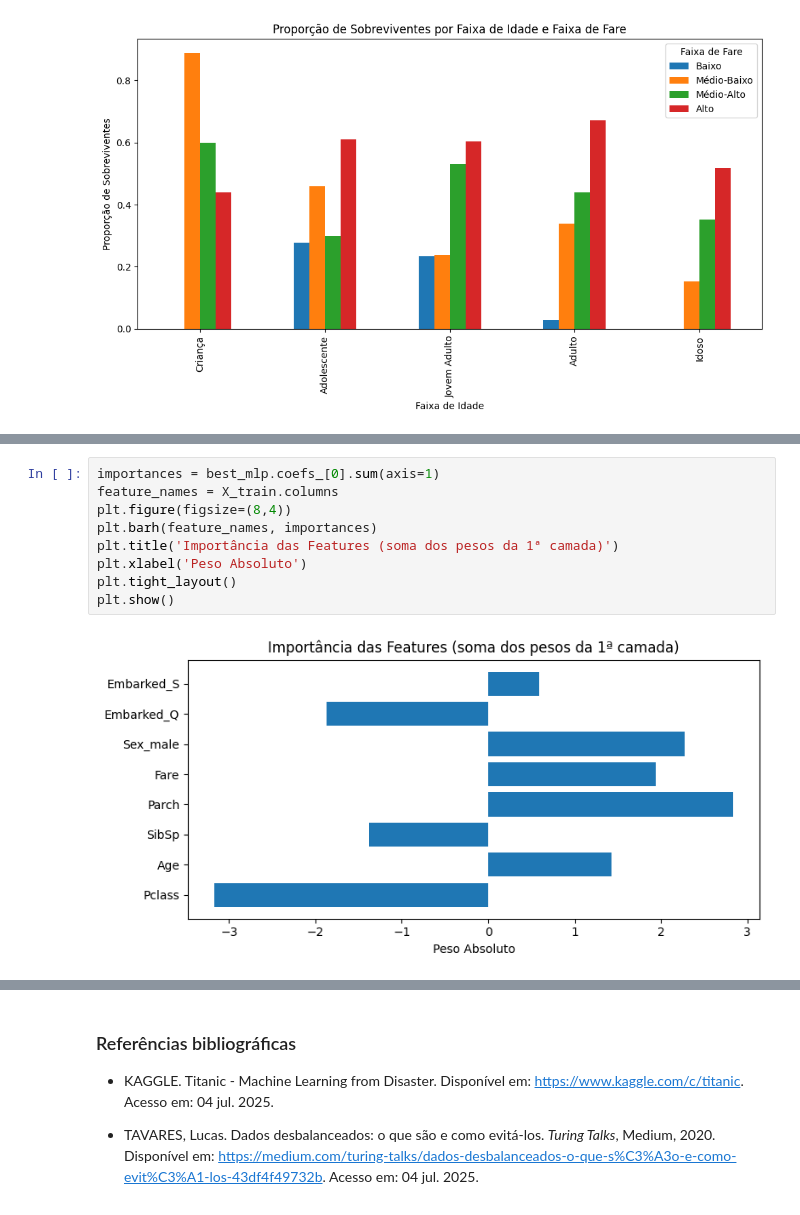
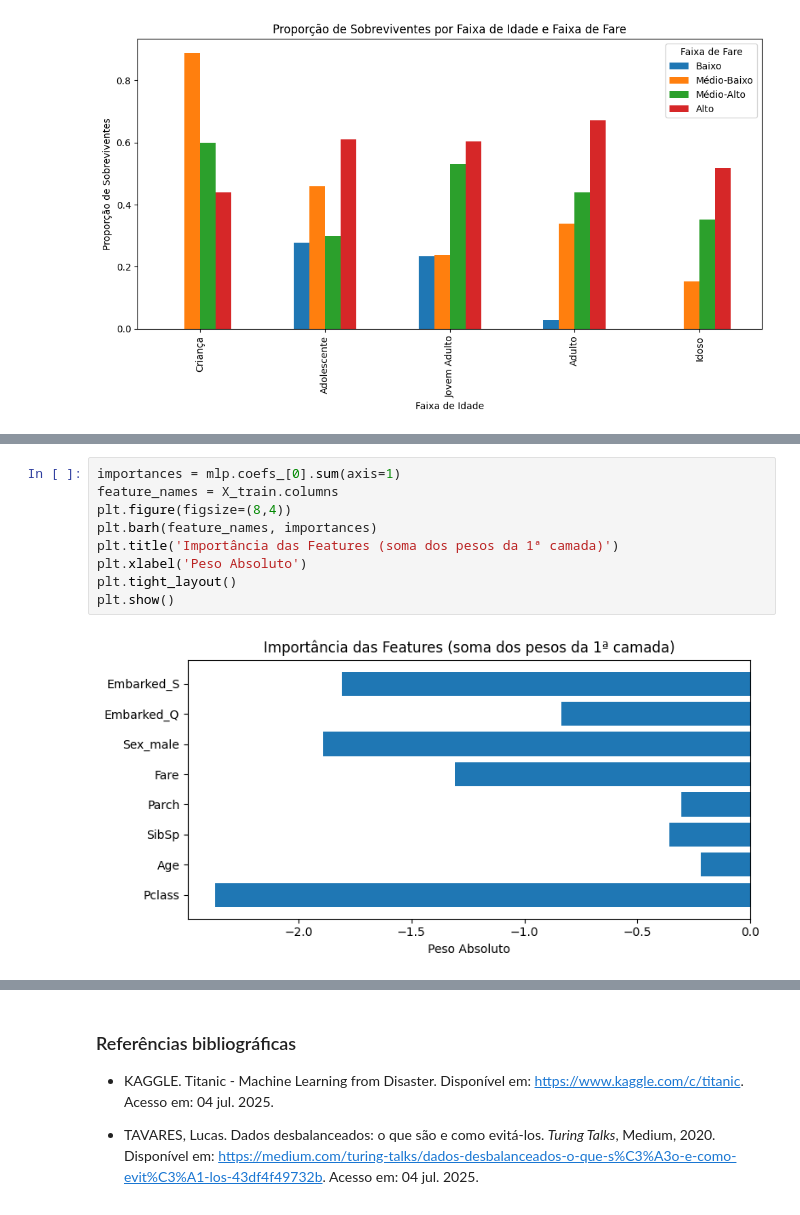
Before and after one commit to joaopedroalcn/JOAOPEDRODEALCANTARALIMA_Titanic, a Jupyter notebook: p3_titanic.ipynb, the cells around one changed output, grey strips where cells are left out. Saved outputs shown, nothing was run; the diff lists cells and outputs as text.

```diff
--- a/p3_titanic.ipynb
+++ b/p3_titanic.ipynb
@@ -392,14 +399,14 @@ plt.show()
 # %%
-importances = best_mlp.coefs_[0].sum(axis=1)
+importances = mlp.coefs_[0].sum(axis=1)
 feature_names = X_train.columns
 plt.figure(figsize=(8,4))
 plt.barh(feature_names, importances)
 plt.title('Importância das Features (soma dos pesos da 1ª camada)')
 plt.xlabel('Peso Absoluto')
 plt.tight_layout()
 plt.show()
 # %% [output]
-[figure, old version]
+[figure, new version]
 # %%
 val_results = X_val.copy()
 val_results['y_true'] = y_val.values
```
Also changed, not shown: parts of 9 cells of this notebook.
